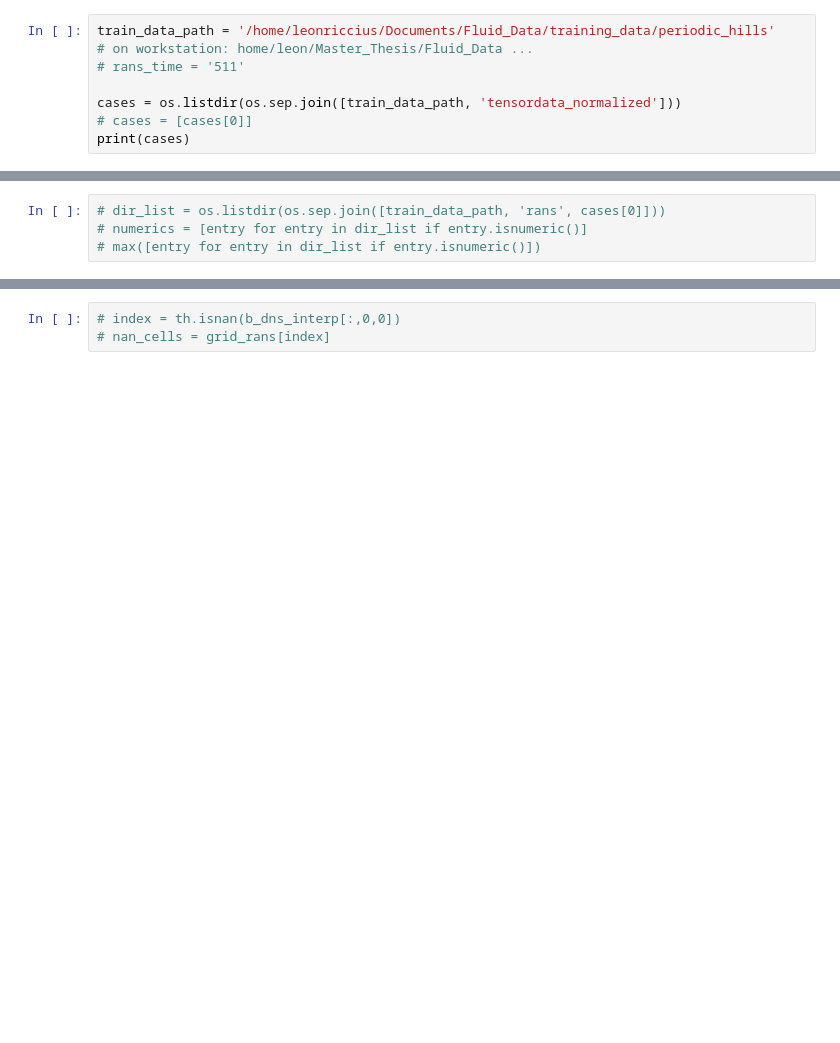
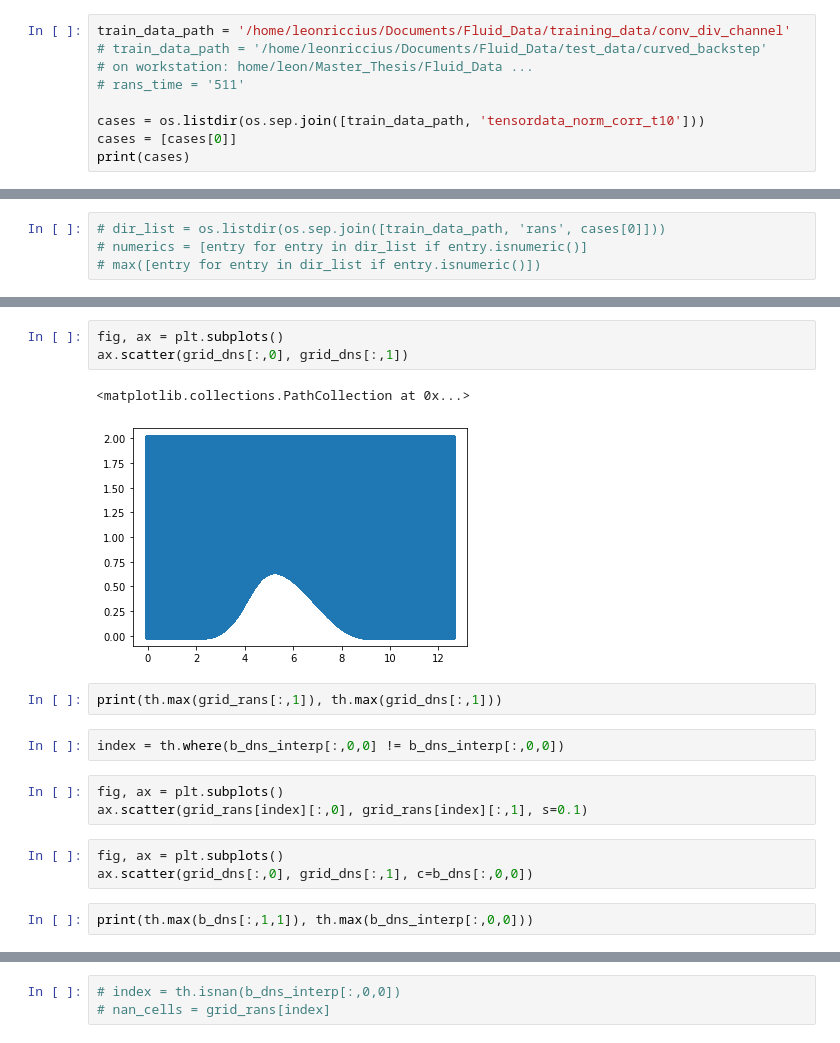
Before and after one commit to leonrccs/data_driven_rans, a Jupyter notebook: notebooks/data_loader.ipynb, the cells around one changed output, grey strips where cells are left out. Cells and saved outputs as stored; diff of their text form; blank space fills up the shorter version.

```diff
--- a/notebooks/data_loader.ipynb
+++ b/notebooks/data_loader.ipynb
@@ -141,11 +141,12 @@ grid_x_cut, grid_y_cut = (grid_x.flatten()[mask], grid_y.flatten()[mask])
 # cases = os.listdir(os.sep.join([train_data_path, 'tensordata_rans_grid']))
 # print(cases)
 # %%
-train_data_path = '/home/leonriccius/Documents/Fluid_Data/training_data/periodic_hills'
+train_data_path = '/home/leonriccius/Documents/Fluid_Data/training_data/conv_div_channel'
+# train_data_path = '/home/leonriccius/Documents/Fluid_Data/test_data/curved_backstep'
 # on workstation: home/leon/Master_Thesis/Fluid_Data ...
 # rans_time = '511'
 
-cases = os.listdir(os.sep.join([train_data_path, 'tensordata_normalized']))
-# cases = [cases[0]]
+cases = os.listdir(os.sep.join([train_data_path, 'tensordata_norm_corr_t10']))
+cases = [cases[0]]
 print(cases)
 # %% [output]
@@ -291,0 +289,18 @@ check wether interpolated b contains nan entries:  False
+# %%
+fig, ax = plt.subplots()
+ax.scatter(grid_dns[:,0], grid_dns[:,1])
+# %% [output]
+<matplotlib.collections.PathCollection at 0x...>
+[figure, added]
+# %%
+print(th.max(grid_rans[:,1]), th.max(grid_dns[:,1]))
+# %%
+index = th.where(b_dns_interp[:,0,0] != b_dns_interp[:,0,0])
+# %%
+fig, ax = plt.subplots()
+ax.scatter(grid_rans[index][:,0], grid_rans[index][:,1], s=0.1)
+# %%
+fig, ax = plt.subplots()
+ax.scatter(grid_dns[:,0], grid_dns[:,1], c=b_dns[:,0,0])
+# %%
+print(th.max(b_dns[:,1,1]), th.max(b_dns_interp[:,0,0]))
```
Also changed, not shown: parts of 5 cells of this notebook, 5 other files.
